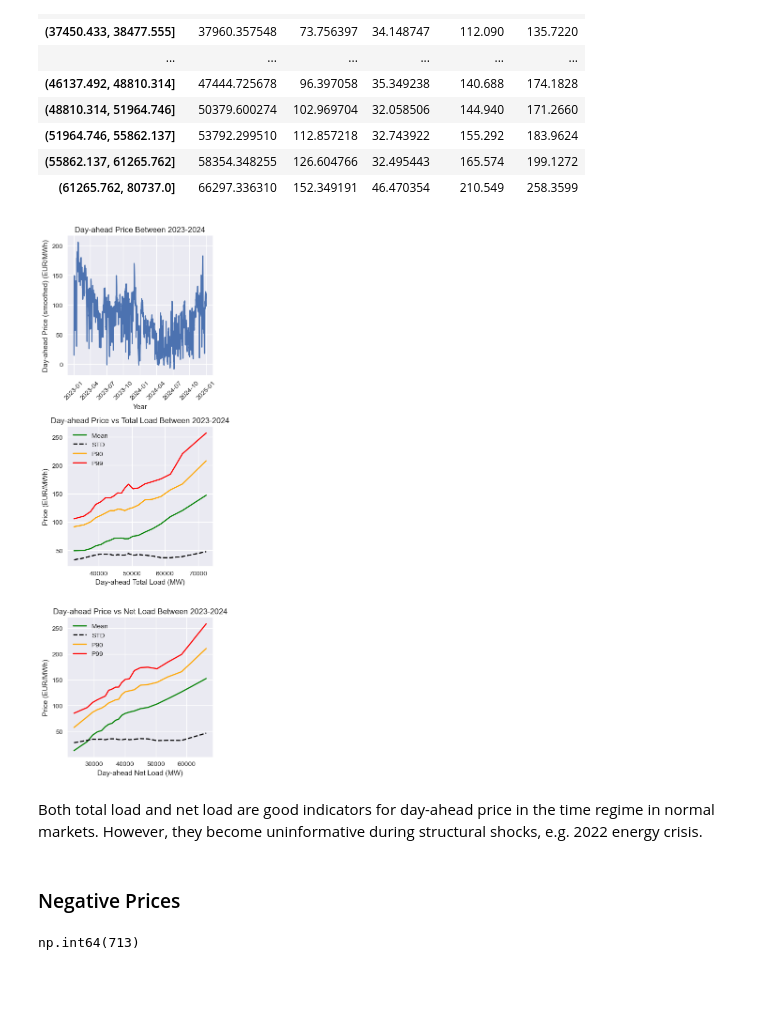
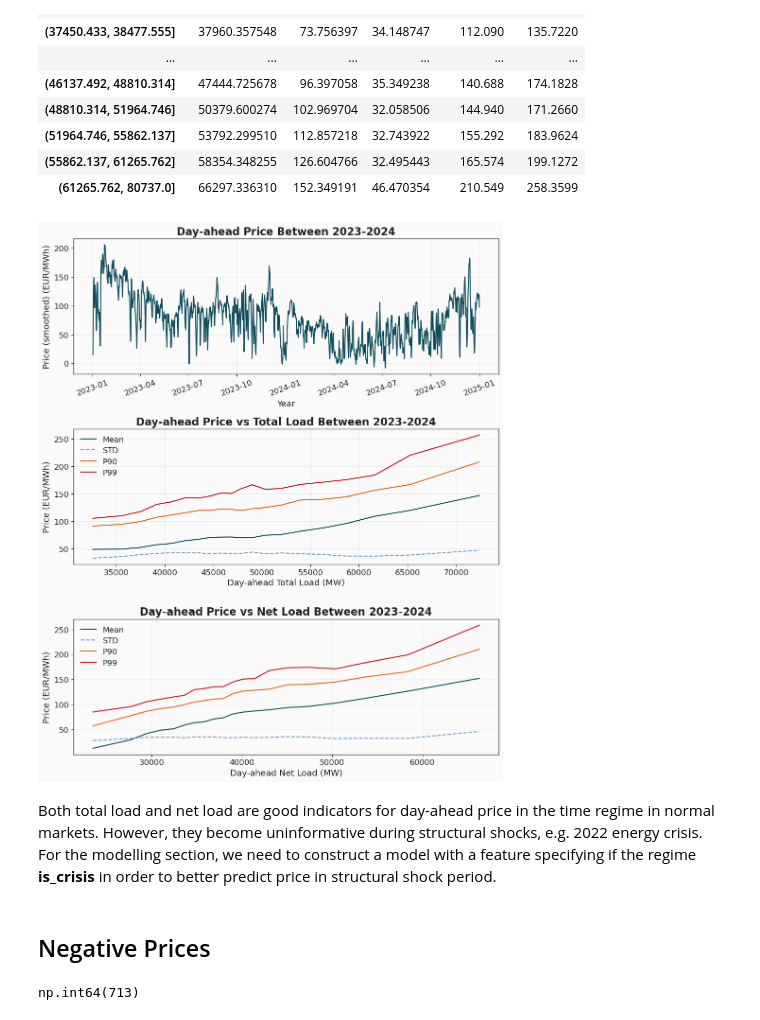
Before and after one commit to LisaBianConti/electricity-price-forecasting, a Jupyter notebook: notebooks/04_market_regimes.ipynb, the cells around one changed output. Drawn from its saved outputs; the diff is of its cells as text; code cells hidden in the pictures; blank space fills up the shorter version.

```diff
--- a/notebooks/04_market_regimes.ipynb
+++ b/notebooks/04_market_regimes.ipynb
@@ -24,8 +24,9 @@ import glob
 import re
 import missingno as msno
 import pyarrow
-
-plt.style.use("seaborn-v0_8")
+sys.path.append("../src")
+import style
+style.apply_style()
 pd.set_option("display.max_columns", 50)
 
 df_alls = pd.read_parquet("../data/processed/df_alls_cleaned.parquet")
@@ -275,43 +278,43 @@ df_2023_2024_net_price
 | (55862.137, 61265.762] | 58354.348255 | 126.604766 | 32.495443 | 165.574 | 199.1272 |
 | (61265.762, 80737.0] | 66297.336310 | 152.349191 | 46.470354 | 210.549 | 258.3599 |
 # %%
-fig, axs = plt.subplots(figsize = (4, 12), nrows = 3)
-sns.lineplot(data = df_2023_2024, x = df_2023_2024.index, y = "price_smooth", ax = axs[0])
+fig, axs = plt.subplots(figsize = (10, 12), nrows = 3)
+sns.lineplot(data = df_2023_2024, x = df_2023_2024.index, y = "price_smooth", ax = axs[0], color = style.COLORS["primary"])
 sns.lineplot(data = df_2023_2024_load_bins, x = "total_load_mean", y = "price_mean",
-ax = axs[1], label = "Mean", color = "green")
+            ax = axs[1], label = "Mean", color = style.COLORS["primary"])
 sns.lineplot(data = df_2023_2024_load_bins, x = "total_load_mean", y = "price_std", ax = axs[1],
-            color = "black", ls = "--", label = "STD")
+            color = style.COLORS["secondary"], ls = "--", label = "STD")
 sns.lineplot(data = df_2023_2024_load_bins, x = "total_load_mean", y = "price_90th",
-            ax = axs[1], label = "P90", color = "orange")
+            ax = axs[1], label = "P90", color = style.COLORS["accent"])
 sns.lineplot(data = df_2023_2024_load_bins, x = "total_load_mean", y = "price_99th",
-            ax = axs[1], label = "P99", color = "red")
+            ax = axs[1], label = "P99", color = style.COLORS["crisis"])
 sns.lineplot(data = df_2023_2024_net_price, x = "net_load_mean", y = "price_mean",
-            ax = axs[2], label = "Mean", color = "green")
+            ax = axs[2], label = "Mean", color = style.COLORS["primary"])
 sns.lineplot(data = df_2023_2024_net_price, x = "net_load_mean", y = "price_std",
-            ax = axs[2], color = "black", ls = "--", label = "STD")
+            ax = axs[2], color = style.COLORS["secondary"], ls = "--", label = "STD")
 sns.lineplot(data = df_2023_2024_net_price, x = "net_load_mean", y = "price_90th",
-            ax = axs[2], label = "P90", color = "orange")
+            ax = axs[2], label = "P90", color = style.COLORS["accent"])
 sns.lineplot(data = df_2023_2024_net_price, x = "net_load_mean", y = "price_99th",
-            ax = axs[2], label = "P99", color = "red")
+            ax = axs[2], label = "P99", color = style.COLORS["crisis"])
 axs[0].set_title("Day-ahead Price Between 2023-2024")
 axs[0].set_xlabel("Year")
-axs[0].tick_params("x", rotation = 45)
-axs[0].set_ylabel("Day-ahead Price (smoothed) (EUR/MWh)")
+axs[0].tick_params("x", rotation = 20)
+axs[0].set_ylabel("Price (smoothed) (EUR/MWh)")
 axs[1].set_title("Day-ahead Price vs Total Load Between 2023-2024")
 axs[1].set_xlabel("Day-ahead Total Load (MW)")
 axs[1].set_ylabel("Price (EUR/MWh)")
 axs[2].set_title("Day-ahead Price vs Net Load Between 2023-2024")
 axs[2].set_xlabel("Day-ahead Net Load (MW)")
 axs[2].set_ylabel("Price (EUR/MWh)")
-
+plt.legend()
 plt.tight_layout()
 plt.show()
 # %% [output]
-[figure, old version]
+[figure, new version]
 # %% [markdown]
-Both total load and net load are good indicators for day-ahead price in the time regime in normal markets. However, they become uninformative during structural shocks, e.g. 2022 energy crisis.
+Both total load and net load are good indicators for day-ahead price in the time regime in normal markets. However, they become uninformative during structural shocks, e.g. 2022 energy crisis. For the modelling section, we need to construct a model with a feature specifying if the regime __is_crisis__ in order to better predict price in structural shock period.
 # %% [markdown]
-### Negative Prices
+## Negative Prices
 # %%
 negative_price = df_alls[df_alls["Day-ahead Price (EUR/MWh)"] < 0].copy()
 negative_price["Day-ahead Price (EUR/MWh)"].count()
```
Also changed, not shown: parts of 46 cells of this notebook.
